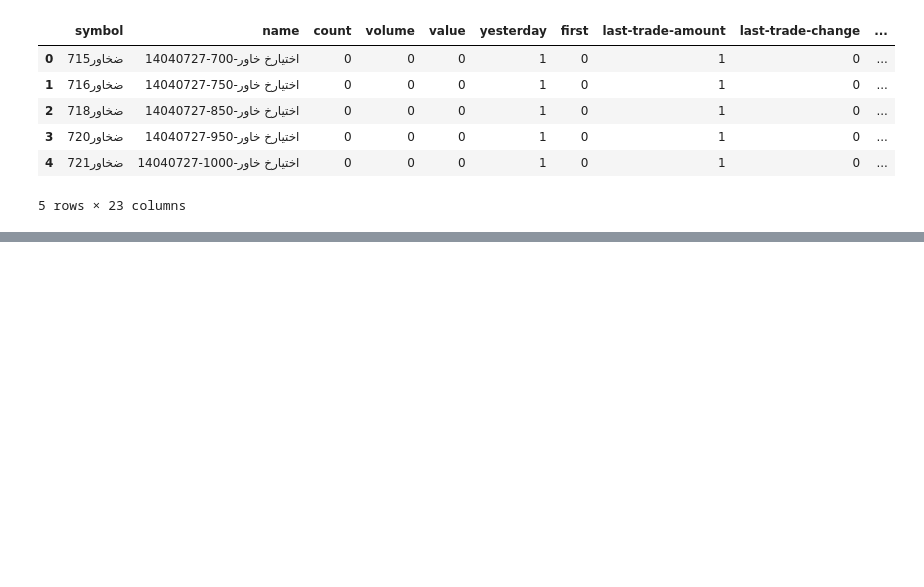
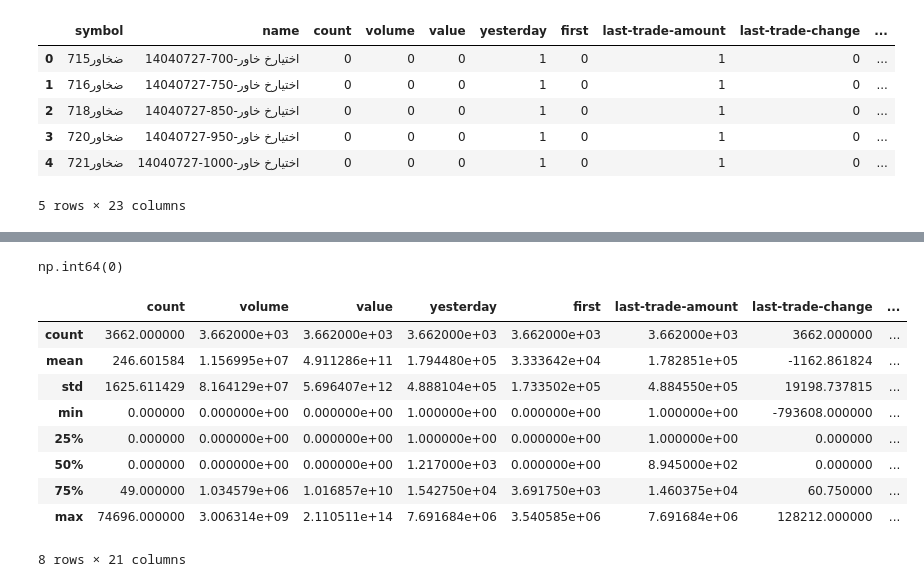
Before and after one commit to hamii93/bours_ir, a Jupyter notebook: src/market_clean.ipynb, the cells around one changed output, grey strips where cells are left out. Drawn from its saved outputs; the diff is of its cells as text; code cells hidden in the pictures; blank space fills up the shorter version.

```diff
--- a/src/market_clean.ipynb
+++ b/src/market_clean.ipynb
@@ -192,0 +213,4 @@ market.head()
+# %%
+market['eps'].dropna(inplace=True)
+# %%
+market['eps'].fillna(0, inplace=True)
@@ -192,0 +232,19 @@ market.head()
+# %%
+market.fillna({'p/e':0}, inplace=True)
+# %%
+market['p/e'].isna().sum()
+# %% [output]
+np.int64(0)
+# %%
+market.describe()
+# %% [output]
+|  | count | volume | value | yesterday | first | last-trade-amount | last-trade-change | ... |
+| count | 3662.000000 | 3.662000e+03 | 3.662000e+03 | 3.662000e+03 | 3.662000e+03 | 3.662000e+03 | 3662.000000 | ... |
+| mean | 246.601584 | 1.156995e+07 | 4.911286e+11 | 1.794480e+05 | 3.333642e+04 | 1.782851e+05 | -1162.861824 | ... |
+| std | 1625.611429 | 8.164129e+07 | 5.696407e+12 | 4.888104e+05 | 1.733502e+05 | 4.884550e+05 | 19198.737815 | ... |
+| min | 0.000000 | 0.000000e+00 | 0.000000e+00 | 1.000000e+00 | 0.000000e+00 | 1.000000e+00 | -793608.000000 | ... |
+| 25% | 0.000000 | 0.000000e+00 | 0.000000e+00 | 1.000000e+00 | 0.000000e+00 | 1.000000e+00 | 0.000000 | ... |
+| 50% | 0.000000 | 0.000000e+00 | 0.000000e+00 | 1.217000e+03 | 0.000000e+00 | 8.945000e+02 | 0.000000 | ... |
+| 75% | 49.000000 | 1.034579e+06 | 1.016857e+10 | 1.542750e+04 | 3.691750e+03 | 1.460375e+04 | 60.750000 | ... |
+| max | 74696.000000 | 3.006314e+09 | 2.110511e+14 | 7.691684e+06 | 3.540585e+06 | 7.691684e+06 | 128212.000000 | ... |
+8 rows × 21 columns
```
Also changed, not shown: parts of 9 cells of this notebook.
